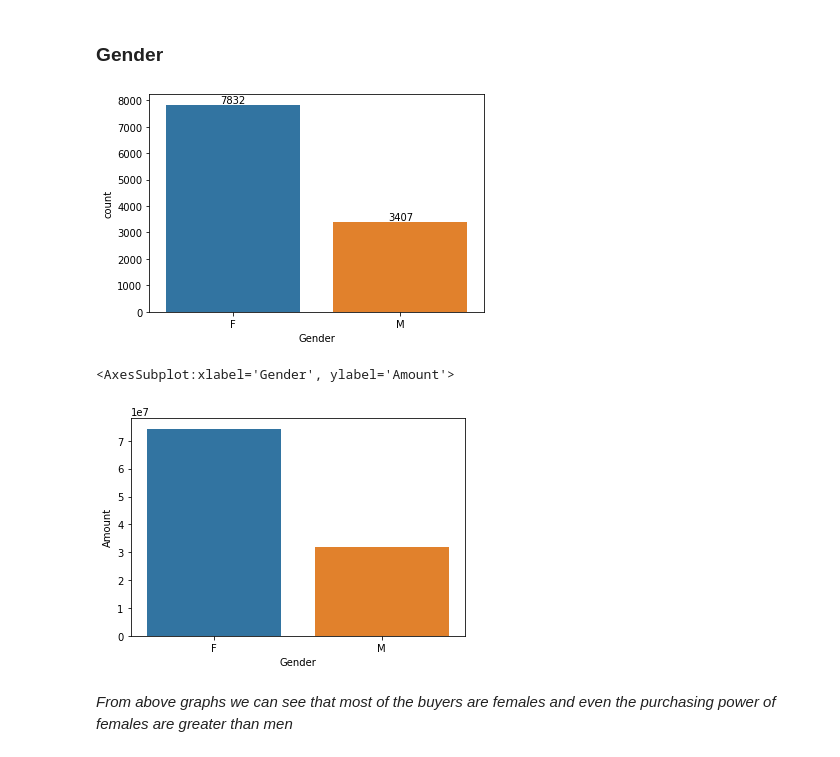
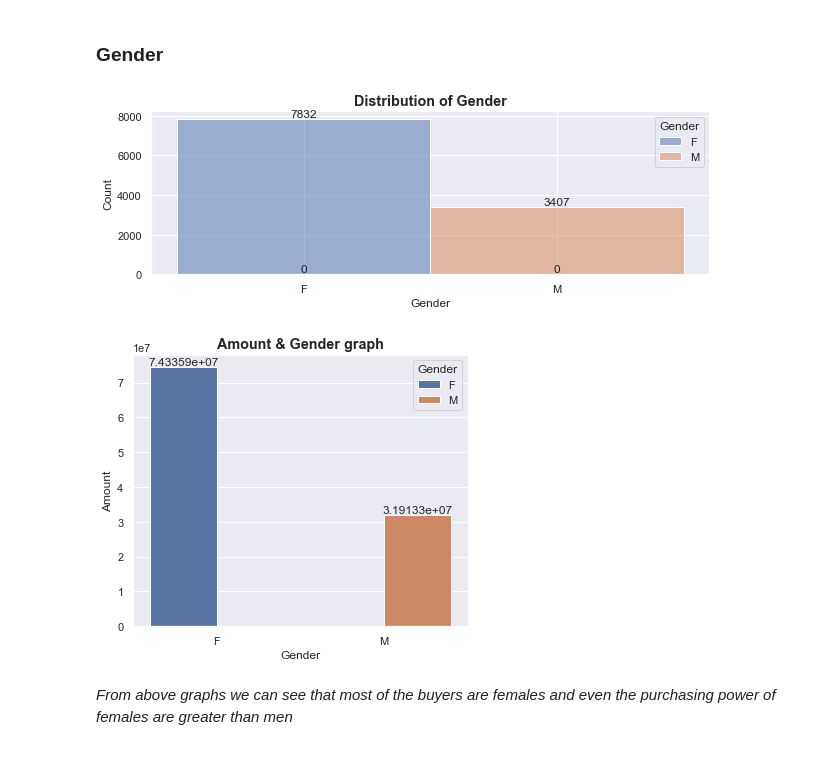
Before and after one commit to 0gaurav4/final-year23, a Jupyter notebook: Diwali Sales Prediction/Diwali_Sales_Analysis.ipynb, the cells around one changed output. Drawn from its saved outputs; the diff is of its cells as text; code cells hidden in the pictures.

```diff
--- a/Diwali Sales Prediction/Diwali_Sales_Analysis.ipynb
+++ b/Diwali Sales Prediction/Diwali_Sales_Analysis.ipynb
@@ -132,23 +132,25 @@ df[['Age', 'Orders', 'Amount']].describe()
 # %% [markdown]
 ### Gender
 # %%
-# plotting a bar chart for Gender and it's count
-
-ax = sns.countplot(x = 'Gender',data = df)
-
+# plotting a bar chart for Gender and its count
+ax = sns.histplot(x='Gender', data=df, hue='Gender')
+ax.set_title('Distribution of Gender', fontweight="bold", fontsize="large")
 for bars in ax.containers:
     ax.bar_label(bars)
+plt.show()
 # %% [output]
-[figure, old version]
+[figure, new version]
 # %%
 # plotting a bar chart for gender vs total amount
 
 sales_gen = df.groupby(['Gender'], as_index=False)['Amount'].sum().sort_values(by='Amount', ascending=False)
-
-sns.barplot(x = 'Gender',y= 'Amount' ,data = sales_gen)
+plt.title('Amount & Gender graph', fontweight='bold', fontsize="large")
+ax = sns.barplot(x = 'Gender',y= 'Amount' ,data = sales_gen, hue = 'Gender')
+for bars in ax.containers:
+    ax.bar_label(bars)
+plt.show()
 # %% [output]
-<AxesSubplot:xlabel='Gender', ylabel='Amount'>
-[figure, old version]
+[figure, new version]
 # %% [markdown]
 *From above graphs we can see that most of the buyers are females and even the purchasing power of females are greater than men*
 # %% [markdown]
```
Also changed, not shown: parts of 17 cells of this notebook, 18 other files.
